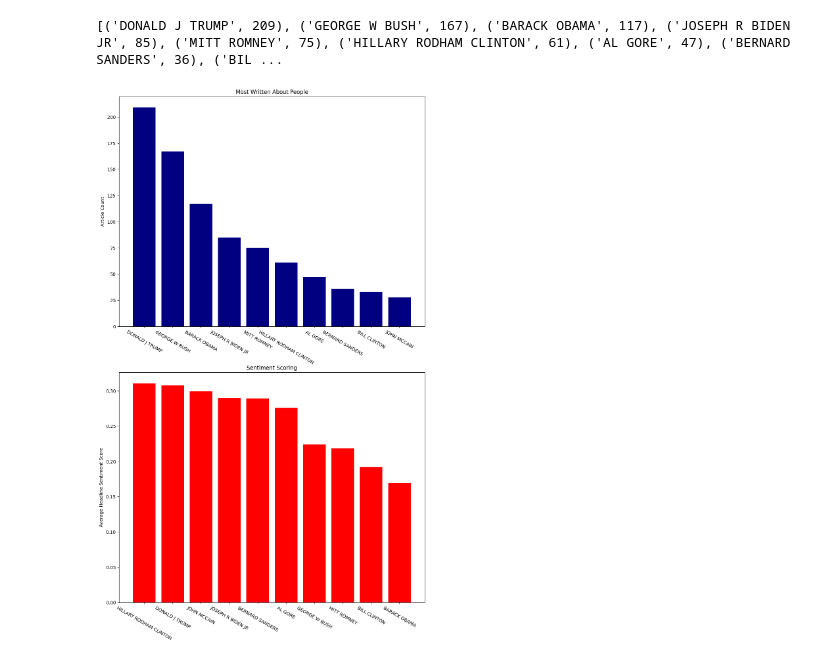
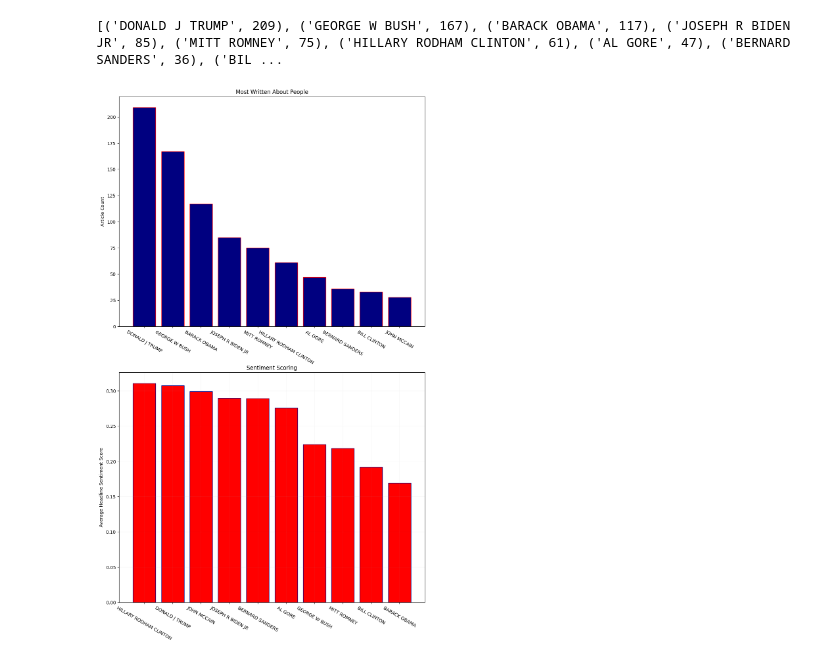
Before and after one commit to samlawson1/news, a Jupyter notebook: analysis/Data_Analysis.ipynb, the cells around one changed output. Saved outputs shown, nothing was run; the diff lists cells and outputs as text; code cells hidden in the pictures.

```diff
--- a/analysis/Data_Analysis.ipynb
+++ b/analysis/Data_Analysis.ipynb
@@ -190,16 +190,17 @@ people_count_plot = pd.DataFrame(top_10_people, columns = ['full_name', 'article
 # %%
 fig, axs = plt.subplots(2, figsize = (12, 20))
 
-axs[0].bar(people_count_plot['full_name'], people_count_plot['article_count'], color = 'navy')
+axs[0].bar(people_count_plot['full_name'], people_count_plot['article_count'], color = 'navy', edgecolor = 'red')
 axs[0].set_ylabel('Article Count')
 axs[0].set_title('Most Written About People')
 axs[0].set_xticklabels(people_count_plot['full_name'], rotation = 330)
 
-axs[1].bar(people_sentiment_plot['full_name'], people_sentiment_plot['headline_sentiment_score'], color = 'red')
+axs[1].bar(people_sentiment_plot['full_name'], people_sentiment_plot['headline_sentiment_score'], color = 'red', edgecolor = 'navy')
 axs[1].set_ylabel('Average Headline Sentiment Score')
 axs[1].set_title('Sentiment Scoring')
 axs[1].set_xticklabels(people_sentiment_plot['full_name'], rotation = 330)
+plt.grid(alpha = 0.1)
 plt.savefig('DATA/most_written_about_people.png')
 plt.show()
 # %% [output]
-[figure, old version]
+[figure, new version]
```
Also changed, not shown: parts of 3 cells of this notebook.
